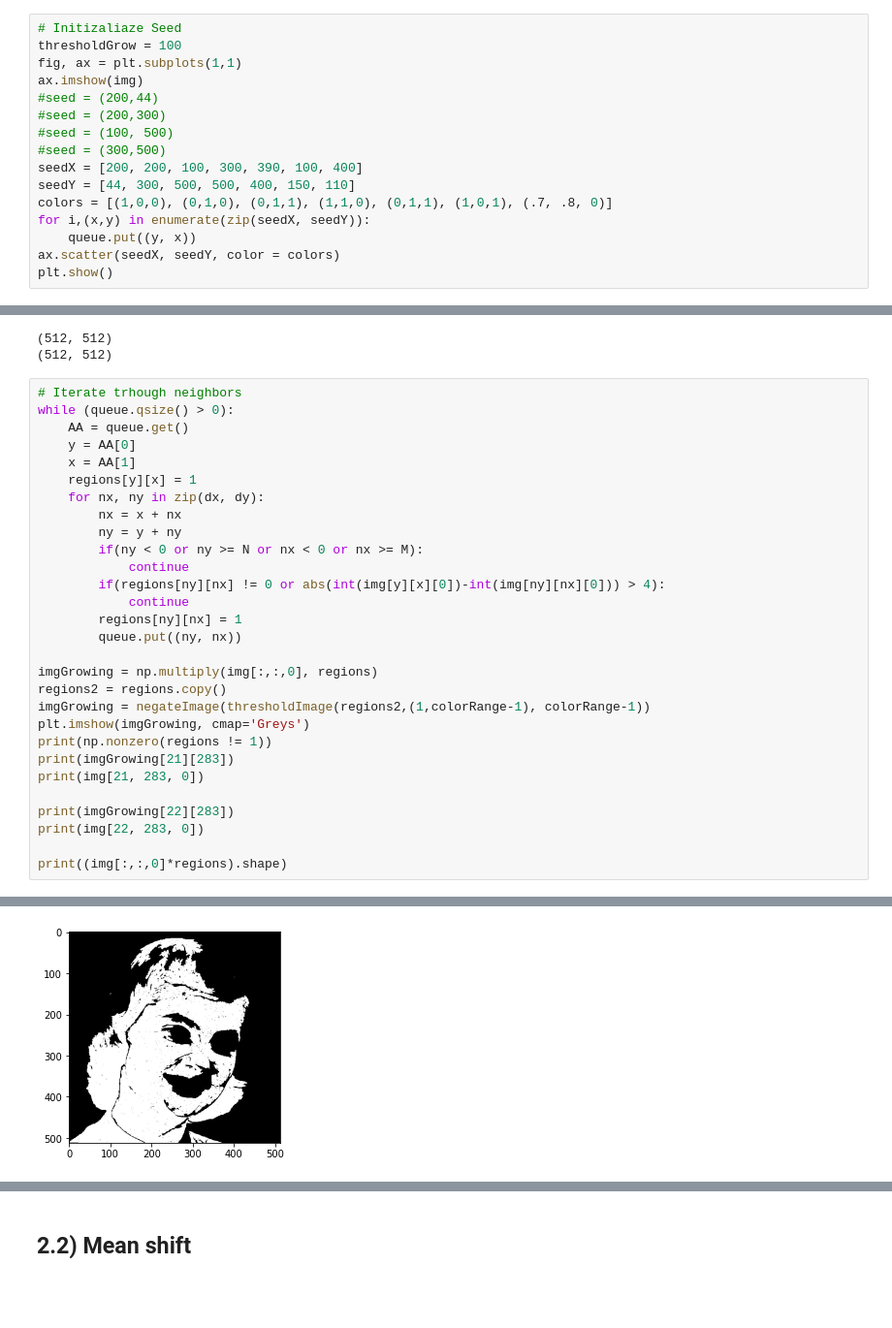
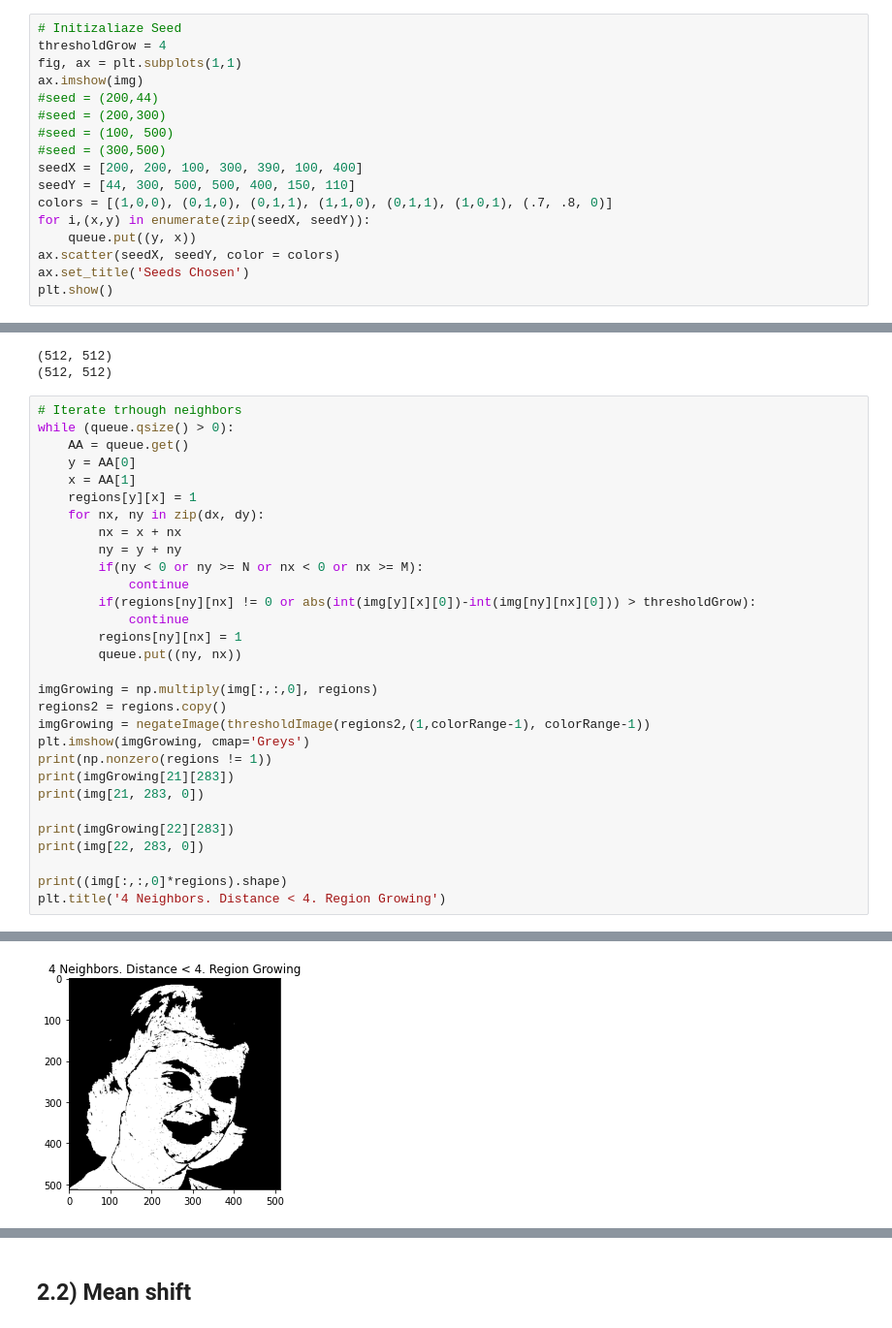
Before and after one commit to jmcsuite/AgentesInteligentes_Up2022, a Jupyter notebook: Trabajo1_0226259_0226154/codigo/main.ipynb, the cells around one changed output, grey strips where cells are left out. Shown at 97% size. Drawn from its saved outputs; the diff is of its cells as text; blank space fills up the shorter version.

```diff
--- a/Trabajo1_0226259_0226154/codigo/main.ipynb
+++ b/Trabajo1_0226259_0226154/codigo/main.ipynb
@@ -310,7 +346,7 @@ dy = [1,0,-1,0] #Change this to do a 8 neighbor transversal
 queue = Queue()
 # %%
 # Initizaliaze Seed
-thresholdGrow = 100
+thresholdGrow = 4
 fig, ax = plt.subplots(1,1)
 ax.imshow(img)
 #seed = (200,44)
@@ -323,5 +359,6 @@ colors = [(1,0,0), (0,1,0), (0,1,1), (1,1,0), (0,1,1), (1,0,1), (.7, .8, 0)]
 for i,(x,y) in enumerate(zip(seedX, seedY)):
     queue.put((y, x))
 ax.scatter(seedX, seedY, color = colors)
+ax.set_title('Seeds Chosen')
 plt.show()
 # %% [output]
@@ -344,7 +381,7 @@ while (queue.qsize() > 0):
         ny = y + ny
         if(ny < 0 or ny >= N or nx < 0 or nx >= M):
             continue
-        if(regions[ny][nx] != 0 or abs(int(img[y][x][0])-int(img[ny][nx][0])) > 4):
+        if(regions[ny][nx] != 0 or abs(int(img[y][x][0])-int(img[ny][nx][0])) > thresholdGrow):
             continue
         regions[ny][nx] = 1
         queue.put((ny, nx))
@@ -361,6 +398,7 @@ print(imgGrowing[22][283])
 print(img[22, 283, 0])
 
 print((img[:,:,0]*regions).shape)
+plt.title('4 Neighbors. Distance < 4. Region Growing')
 # %% [output]
 (array([  0,   0,   0, ..., 511, 511, 511]), array([  0,   1,   2, ..., 509, 510, 511]))
 0
@@ -371,3 +410,3 @@ print((img[:,:,0]*regions).shape)
-[figure, old version]
+[figure, new version]
 # %%
 tp, fp, fn, tn = getStats(groundTruth[:,:,0], goodThreshold[:,:,0])
```
Also changed, not shown: parts of 12 cells of this notebook.
